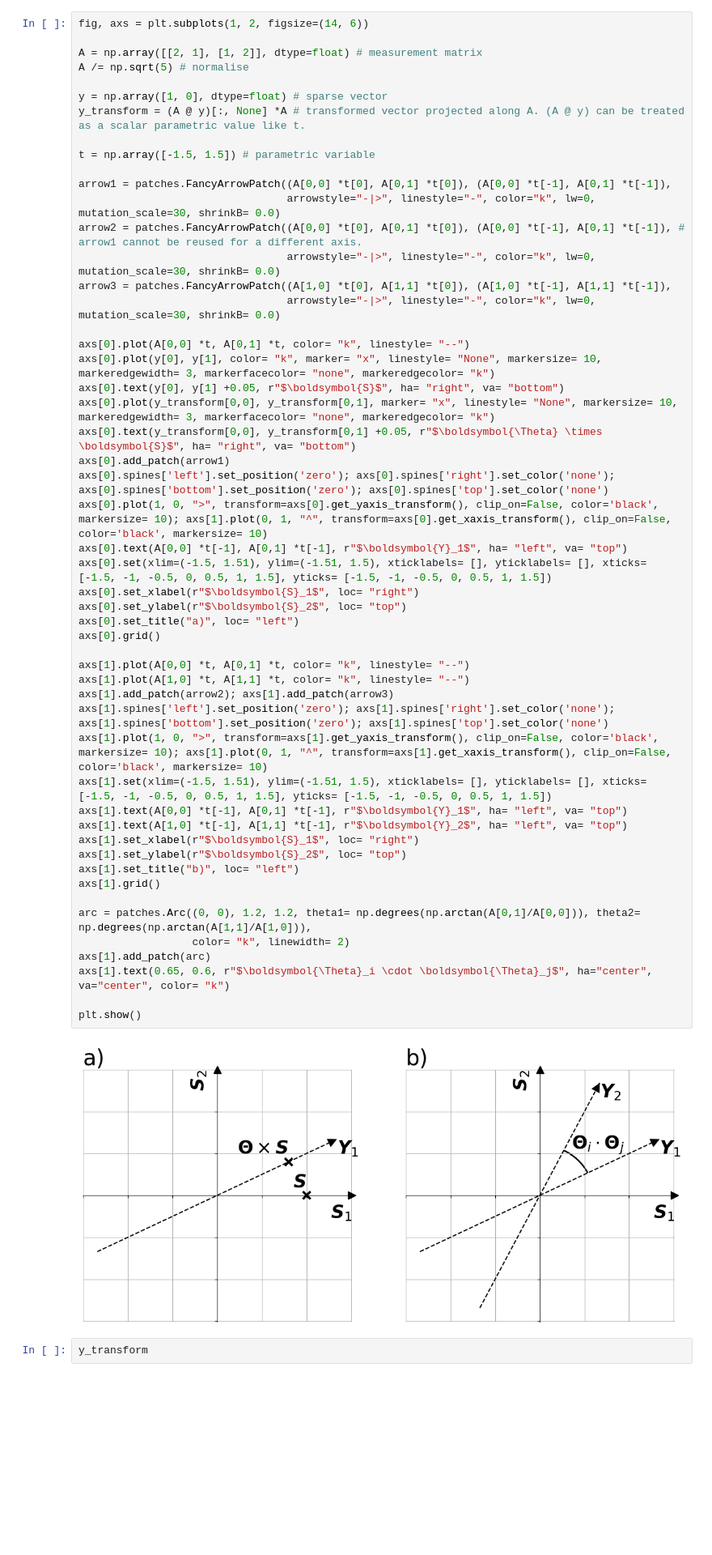
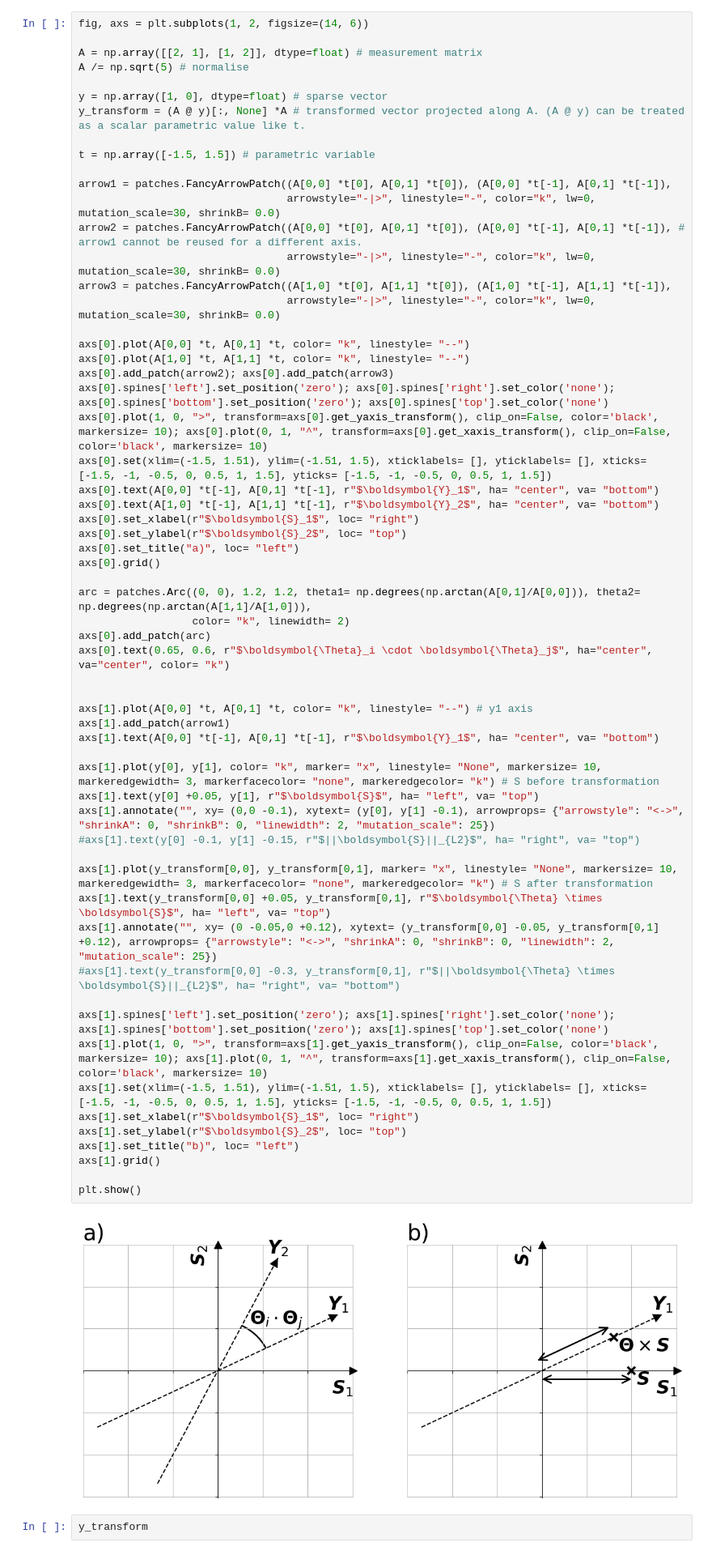
Before and after one commit to Jammi-Dodgers/THz-Compressed-Sensing, a Jupyter notebook: incoherence_and_rip_demo.ipynb, the cells around one changed output. Shown at 81% size. Saved outputs shown, nothing was run; the diff lists cells and outputs as text; blank space fills up the shorter version.

```diff
--- a/incoherence_and_rip_demo.ipynb
+++ b/incoherence_and_rip_demo.ipynb
@@ -12,51 +12,59 @@ A /= np.sqrt(5) # normalise
 y = np.array([1, 0], dtype=float) # sparse vector
 y_transform = (A @ y)[:, None] *A # transformed vector projected along A. (A @ y) can be treated as a scalar parametric value like t.
 
 t = np.array([-1.5, 1.5]) # parametric variable
 
 arrow1 = patches.FancyArrowPatch((A[0,0] *t[0], A[0,1] *t[0]), (A[0,0] *t[-1], A[0,1] *t[-1]),
                                  arrowstyle="-|>", linestyle="-", color="k", lw=0, mutation_scale=30, shrinkB= 0.0)
 arrow2 = patches.FancyArrowPatch((A[0,0] *t[0], A[0,1] *t[0]), (A[0,0] *t[-1], A[0,1] *t[-1]), # arrow1 cannot be reused for a different axis.
                                  arrowstyle="-|>", linestyle="-", color="k", lw=0, mutation_scale=30, shrinkB= 0.0)
 arrow3 = patches.FancyArrowPatch((A[1,0] *t[0], A[1,1] *t[0]), (A[1,0] *t[-1], A[1,1] *t[-1]),
                                  arrowstyle="-|>", linestyle="-", color="k", lw=0, mutation_scale=30, shrinkB= 0.0)
 
 axs[0].plot(A[0,0] *t, A[0,1] *t, color= "k", linestyle= "--")
-axs[0].plot(y[0], y[1], color= "k", marker= "x", linestyle= "None", markersize= 10, markeredgewidth= 3, markerfacecolor= "none", markeredgecolor= "k")
-axs[0].text(y[0], y[1] +0.05, r"$\boldsymbol{S}$", ha= "right", va= "bottom")
-axs[0].plot(y_transform[0,0], y_transform[0,1], marker= "x", linestyle= "None", markersize= 10, markeredgewidth= 3, markerfacecolor= "none", markeredgecolor= "k")
-axs[0].text(y_transform[0,0], y_transform[0,1] +0.05, r"$\boldsymbol{\Theta} \times \boldsymbol{S}$", ha= "right", va= "bottom")
-axs[0].add_patch(arrow1)
+axs[0].plot(A[1,0] *t, A[1,1] *t, color= "k", linestyle= "--")
+axs[0].add_patch(arrow2); axs[0].add_patch(arrow3)
 axs[0].spines['left'].set_position('zero'); axs[0].spines['right'].set_color('none'); axs[0].spines['bottom'].set_position('zero'); axs[0].spines['top'].set_color('none')
-axs[0].plot(1, 0, ">", transform=axs[0].get_yaxis_transform(), clip_on=False, color='black', markersize= 10); axs[1].plot(0, 1, "^", transform=axs[0].get_xaxis_transform(), clip_on=False, color='black', markersize= 10)
-axs[0].text(A[0,0] *t[-1], A[0,1] *t[-1], r"$\boldsymbol{Y}_1$", ha= "left", va= "top")
+axs[0].plot(1, 0, ">", transform=axs[0].get_yaxis_transform(), clip_on=False, color='black', markersize= 10); axs[0].plot(0, 1, "^", transform=axs[0].get_xaxis_transform(), clip_on=False, color='black', markersize= 10)
 axs[0].set(xlim=(-1.5, 1.51), ylim=(-1.51, 1.5), xticklabels= [], yticklabels= [], xticks= [-1.5, -1, -0.5, 0, 0.5, 1, 1.5], yticks= [-1.5, -1, -0.5, 0, 0.5, 1, 1.5])
+axs[0].text(A[0,0] *t[-1], A[0,1] *t[-1], r"$\boldsymbol{Y}_1$", ha= "center", va= "bottom")
+axs[0].text(A[1,0] *t[-1], A[1,1] *t[-1], r"$\boldsymbol{Y}_2$", ha= "center", va= "bottom")
 axs[0].set_xlabel(r"$\boldsymbol{S}_1$", loc= "right")
 axs[0].set_ylabel(r"$\boldsymbol{S}_2$", loc= "top")
 axs[0].set_title("a)", loc= "left")
 axs[0].grid()
 
-axs[1].plot(A[0,0] *t, A[0,1] *t, color= "k", linestyle= "--")
-axs[1].plot(A[1,0] *t, A[1,1] *t, color= "k", linestyle= "--")
-axs[1].add_patch(arrow2); axs[1].add_patch(arrow3)
+arc = patches.Arc((0, 0), 1.2, 1.2, theta1= np.degrees(np.arctan(A[0,1]/A[0,0])), theta2= np.degrees(np.arctan(A[1,1]/A[1,0])),
+                  color= "k", linewidth= 2)
+axs[0].add_patch(arc)
+axs[0].text(0.65, 0.6, r"$\boldsymbol{\Theta}_i \cdot \boldsymbol{\Theta}_j$", ha="center", va="center", color= "k")
+
+
+axs[1].plot(A[0,0] *t, A[0,1] *t, color= "k", linestyle= "--") # y1 axis
+axs[1].add_patch(arrow1)
+axs[1].text(A[0,0] *t[-1], A[0,1] *t[-1], r"$\boldsymbol{Y}_1$", ha= "center", va= "bottom")
+
+axs[1].plot(y[0], y[1], color= "k", marker= "x", linestyle= "None", markersize= 10, markeredgewidth= 3, markerfacecolor= "none", markeredgecolor= "k") # S before transformation
+axs[1].text(y[0] +0.05, y[1], r"$\boldsymbol{S}$", ha= "left", va= "top")
+axs[1].annotate("", xy= (0,0 -0.1), xytext= (y[0], y[1] -0.1), arrowprops= {"arrowstyle": "<->", "shrinkA": 0, "shrinkB": 0, "linewidth": 2, "mutation_scale": 25})
+#axs[1].text(y[0] -0.1, y[1] -0.15, r"$||\boldsymbol{S}||_{L2}$", ha= "right", va= "top")
+
+axs[1].plot(y_transform[0,0], y_transform[0,1], marker= "x", linestyle= "None", markersize= 10, markeredgewidth= 3, markerfacecolor= "none", markeredgecolor= "k") # S after transformation
+axs[1].text(y_transform[0,0] +0.05, y_transform[0,1], r"$\boldsymbol{\Theta} \times \boldsymbol{S}$", ha= "left", va= "top")
+axs[1].annotate("", xy= (0 -0.05,0 +0.12), xytext= (y_transform[0,0] -0.05, y_transform[0,1] +0.12), arrowprops= {"arrowstyle": "<->", "shrinkA": 0, "shrinkB": 0, "linewidth": 2, "mutation_scale": 25})
+#axs[1].text(y_transform[0,0] -0.3, y_transform[0,1], r"$||\boldsymbol{\Theta} \times \boldsymbol{S}||_{L2}$", ha= "right", va= "bottom")
+
 axs[1].spines['left'].set_position('zero'); axs[1].spines['right'].set_color('none'); axs[1].spines['bottom'].set_position('zero'); axs[1].spines['top'].set_color('none')
 axs[1].plot(1, 0, ">", transform=axs[1].get_yaxis_transform(), clip_on=False, color='black', markersize= 10); axs[1].plot(0, 1, "^", transform=axs[1].get_xaxis_transform(), clip_on=False, color='black', markersize= 10)
 axs[1].set(xlim=(-1.5, 1.51), ylim=(-1.51, 1.5), xticklabels= [], yticklabels= [], xticks= [-1.5, -1, -0.5, 0, 0.5, 1, 1.5], yticks= [-1.5, -1, -0.5, 0, 0.5, 1, 1.5])
-axs[1].text(A[0,0] *t[-1], A[0,1] *t[-1], r"$\boldsymbol{Y}_1$", ha= "left", va= "top")
-axs[1].text(A[1,0] *t[-1], A[1,1] *t[-1], r"$\boldsymbol{Y}_2$", ha= "left", va= "top")
 axs[1].set_xlabel(r"$\boldsymbol{S}_1$", loc= "right")
 axs[1].set_ylabel(r"$\boldsymbol{S}_2$", loc= "top")
 axs[1].set_title("b)", loc= "left")
 axs[1].grid()
 
-arc = patches.Arc((0, 0), 1.2, 1.2, theta1= np.degrees(np.arctan(A[0,1]/A[0,0])), theta2= np.degrees(np.arctan(A[1,1]/A[1,0])),
-                  color= "k", linewidth= 2)
-axs[1].add_patch(arc)
-axs[1].text(0.65, 0.6, r"$\boldsymbol{\Theta}_i \cdot \boldsymbol{\Theta}_j$", ha="center", va="center", color= "k")
-
 plt.show()
 # %% [output]
-[figure, old version]
+[figure, new version]
 # %%
 y_transform
 # %% [output]
```
Also changed, not shown: 4 other files.
